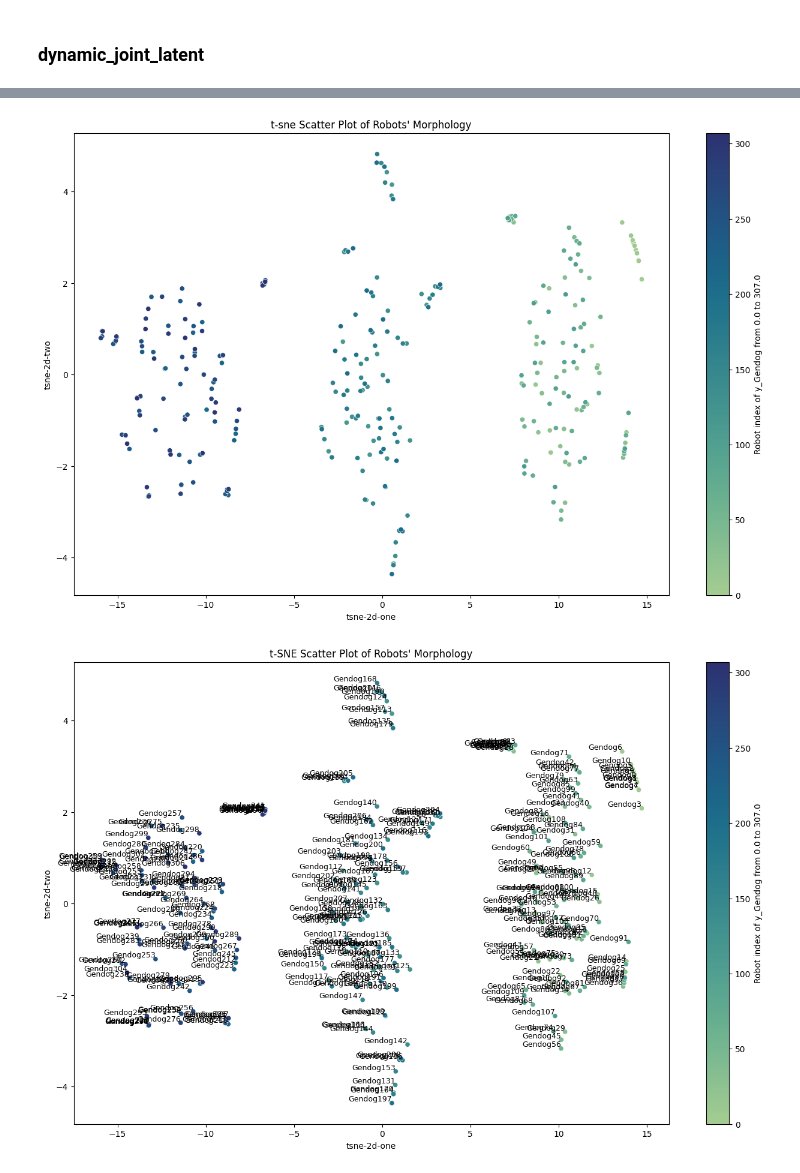
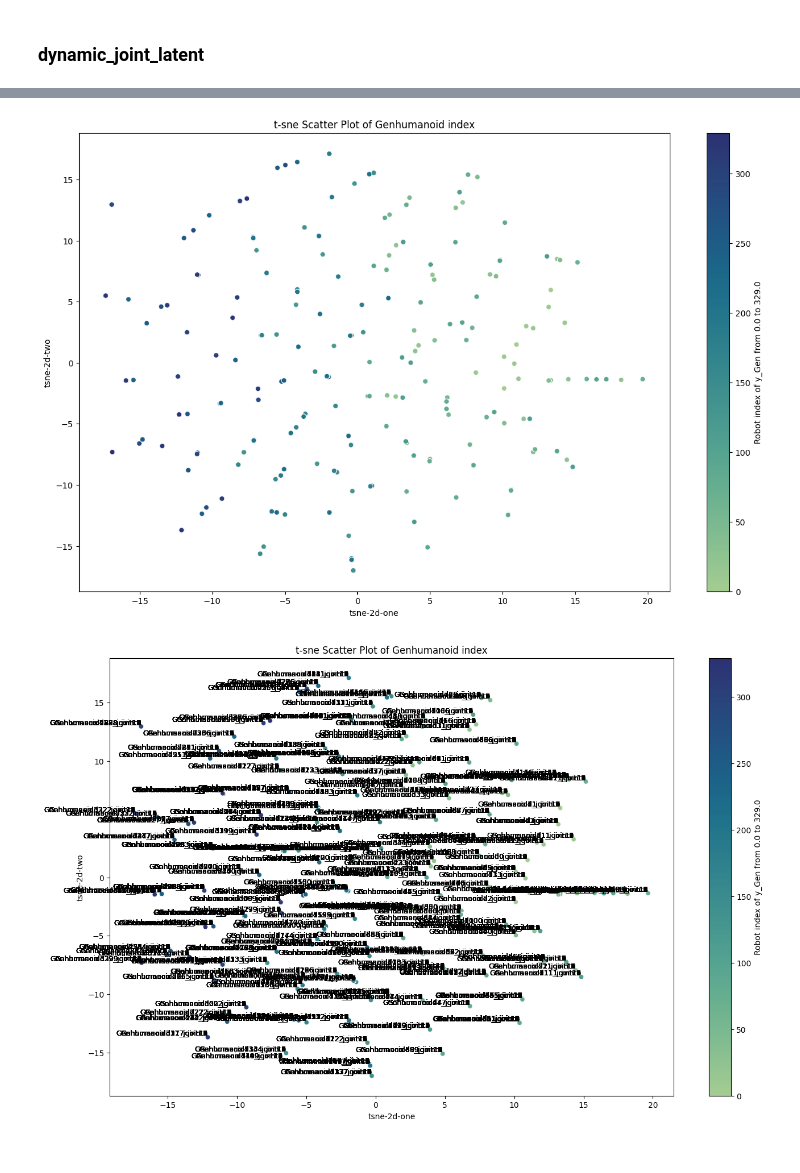
Before and after one commit to Dichen-Li/Adaptive-Embodiment, a Jupyter notebook: analysis/t-sne.ipynb, the cells around one changed output, grey strips where cells are left out. Drawn from its saved outputs; the diff is of its cells as text; code cells hidden in the pictures.

Commit message:
incorporate Gendog Genhexapod Genhumanoid policy description analysis

```diff
--- a/analysis/t-sne.ipynb
+++ b/analysis/t-sne.ipynb
@@ -27,24 +43,23 @@ with open(description_log_file, 'r') as f:
 import pandas as pd
 import numpy as np
 
-description_name = "dynamic_joint_description"
-# description_name = "dynamic_joint_latent"
+description_name = "dynamic_joint_state_mask1_node"
 
 df_list = []
 
-for dog_key, data_dict in log_data.items():
+for gen_key, data_dict in log_data.items():
     # Extract the matrix
     matrix = np.array(data_dict[description_name])  # Ensure it's a NumPy array for easy handling
 
-    # Get the numeric suffix from "GendogX"
-    numeric_suffix = int(dog_key.replace("Gendog", ""))
+    # Get the numeric suffix from "GenX"
+    numeric_suffix = int(gen_key.replace(task_name, ""))
 
     # Check if it's a 1D or 2D list
     if matrix.ndim == 1:  # 1D case
         num_features = matrix.shape[0]
         temp_df = pd.DataFrame([matrix])  # Convert single-row
-        temp_df["name"] = dog_key
-        temp_df["y_Gendog"] = numeric_suffix
+        temp_df["name"] = gen_key
+        temp_df["y_Gen"] = numeric_suffix
         df_list.append(temp_df)
 
     elif matrix.ndim == 2:  # 2D case (m×n)
@@ -52,8 +67,8 @@ for dog_key, data_dict in log_data.items():
 
         for joint_idx in range(num_joints):
             row_df = pd.DataFrame([matrix[joint_idx]])  # Each row as a DataFrame
-            row_df["name"] = f"{dog_key}_joint{joint_idx}"  # Unique name
-            row_df["y_Gendog"] = numeric_suffix  # Gendog number
+            row_df["name"] = f"{gen_key}_joint{joint_idx}"  # Unique name
+            row_df["y_Gen"] = numeric_suffix  # Gen number
             row_df["y_joint"] = joint_idx # joint number
             df_list.append(row_df)
 
@@ -135,23 +149,23 @@ plt.show()
 import pandas as pd
 import numpy as np
 
-description_name = "dynamic_joint_latent"
+description_name = "action_latent"
 
 df_list = []
 
-for dog_key, data_dict in log_data.items():
+for gen_key, data_dict in log_data.items():
     # Extract the matrix
     matrix = np.array(data_dict[description_name])  # Ensure it's a NumPy array for easy handling
 
-    # Get the numeric suffix from "GendogX"
-    numeric_suffix = int(dog_key.replace("Gendog", ""))
+    # Get the numeric suffix from "GenX"
+    numeric_suffix = int(gen_key.replace(task_name, ""))
 
     # Check if it's a 1D or 2D list
     if matrix.ndim == 1:  # 1D case
         num_features = matrix.shape[0]
         temp_df = pd.DataFrame([matrix])  # Convert single-row
-        temp_df["name"] = dog_key
-        temp_df["y_Gendog"] = numeric_suffix
+        temp_df["name"] = gen_key
+        temp_df["y_Gen"] = numeric_suffix
         df_list.append(temp_df)
 
     elif matrix.ndim == 2:  # 2D case (m×n)
@@ -159,8 +173,8 @@ for dog_key, data_dict in log_data.items():
 
         for joint_idx in range(num_joints):
             row_df = pd.DataFrame([matrix[joint_idx]])  # Each row as a DataFrame
-            row_df["name"] = f"{dog_key}_joint{joint_idx}"  # Unique name
-            row_df["y_Gendog"] = numeric_suffix  # Gendog number
+            row_df["name"] = f"{gen_key}_joint{joint_idx}"  # Unique name
+            row_df["y_Gen"] = numeric_suffix  # Gen number
             row_df["y_joint"] = joint_idx # joint number
             df_list.append(row_df)
 
@@ -192,9 +209,9 @@ import seaborn as sns
 import numpy as np
 
 # Make sure y is numeric
-df["y_Gendog"] = df["y_Gendog"].astype(float)
+df["y_Gen"] = df["y_Gen"].astype(float)
 
-y_label = "y_Gendog"
+y_label = "y_Gen"
 min_y_label = min(df[y_label])
 max_y_label = max(df[y_label])
 
@@ -227,10 +244,10 @@ sm.set_array([])  # Needed for some matplotlib versions
 cbar = fig.colorbar(sm, ax=ax)
 cbar.set_label(f"Robot index of {y_label} from {min_y_label} to {max_y_label}")
 
-plt.title("t-sne Scatter Plot of Gendog index")
+plt.title("t-sne Scatter Plot of " +task_name+ " index")
 plt.show()
 # %% [output]
-[figure, old version]
+[figure, new version]
 # %%
 import matplotlib.pyplot as plt
 import matplotlib.colors as mcolors
@@ -238,9 +255,9 @@ import seaborn as sns
 import numpy as np
 
 # Ensure y is numeric
-df["y_Gendog"] = df["y_Gendog"].astype(float)
+df["y_Gen"] = df["y_Gen"].astype(float)
 
-y_label = "y_Gendog"
+y_label = "y_Gen"
 min_y_label = min(df[y_label])
 max_y_label = max(df[y_label])
 
@@ -259,32 +276,32 @@ scatter = sns.scatterplot(
     hue=y_label,
     palette=cmap,
     hue_norm=(min_y_label, max_y_label),
     data=df,
     legend=False,   # Turn off the default Seaborn legend
     alpha=1,
     ax=ax           # Specify the axes here
 )
 
 # 3) Create a ScalarMappable for the colorbar
 sm = plt.cm.ScalarMappable(norm=norm, cmap=cmap)
 sm.set_array([])  # Needed for some matplotlib versions
 
 # 4) Add the colorbar, telling it which axes to steal space from
 cbar = fig.colorbar(sm, ax=ax)
 cbar.set_label(f"Robot index of {y_label} from {min_y_label} to {max_y_label}")
 
 # 5) Annotate each point with its name
 for i in range(len(df)):
     ax.text(
         df["tsne-2d-one"].iloc[i],
         df["tsne-2d-two"].iloc[i],
         df["name"].iloc[i],
         fontsize=9,
         ha='right',
         va='bottom'
     )
 
-plt.title("t-sne Scatter Plot of Gendog index")
+plt.title("t-sne Scatter Plot of " +task_name+ " index")
 plt.show()
 # %% [output]
-[figure, old version]
+[figure, new version]
```
Also changed, not shown: parts of 5 cells of this notebook, 2 other files.
